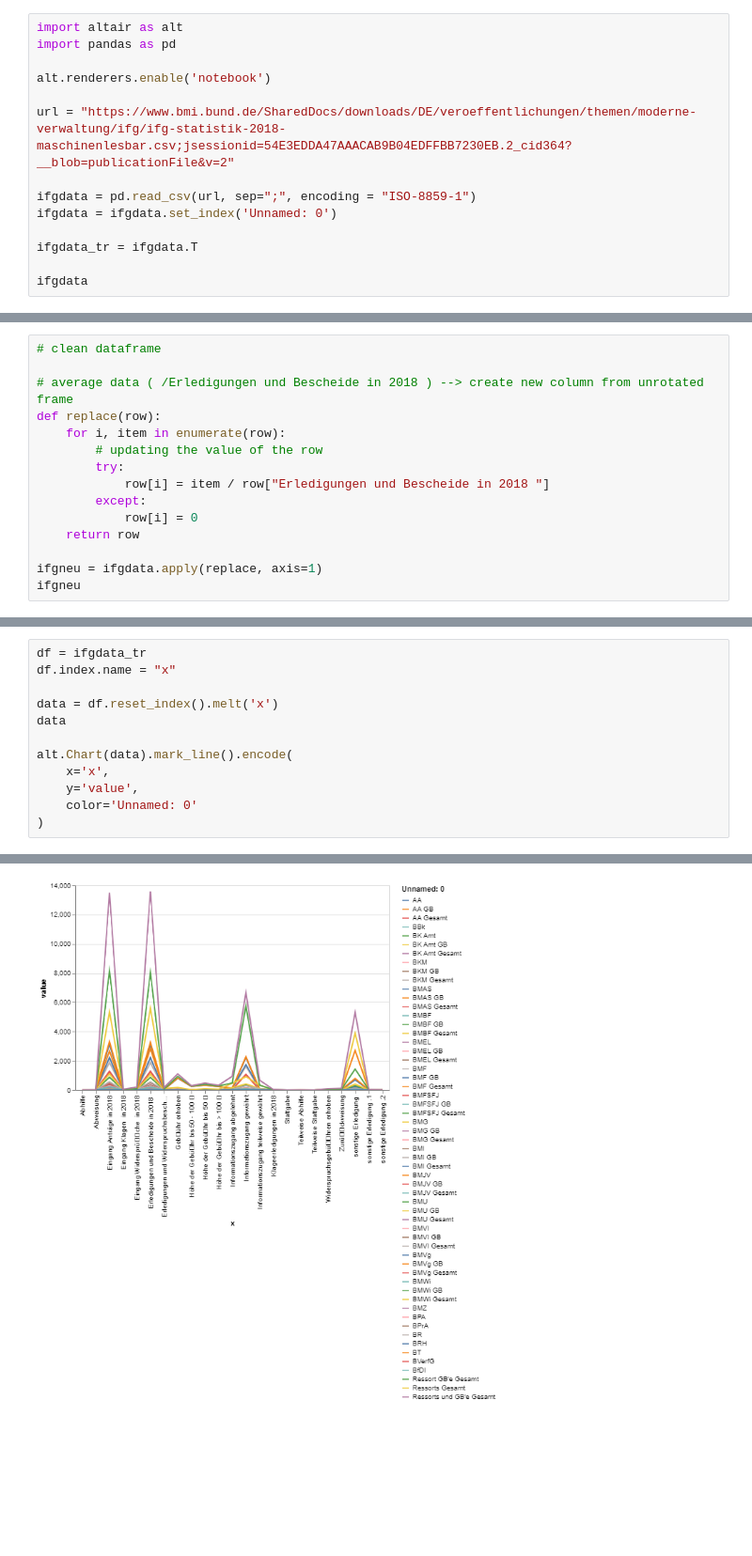
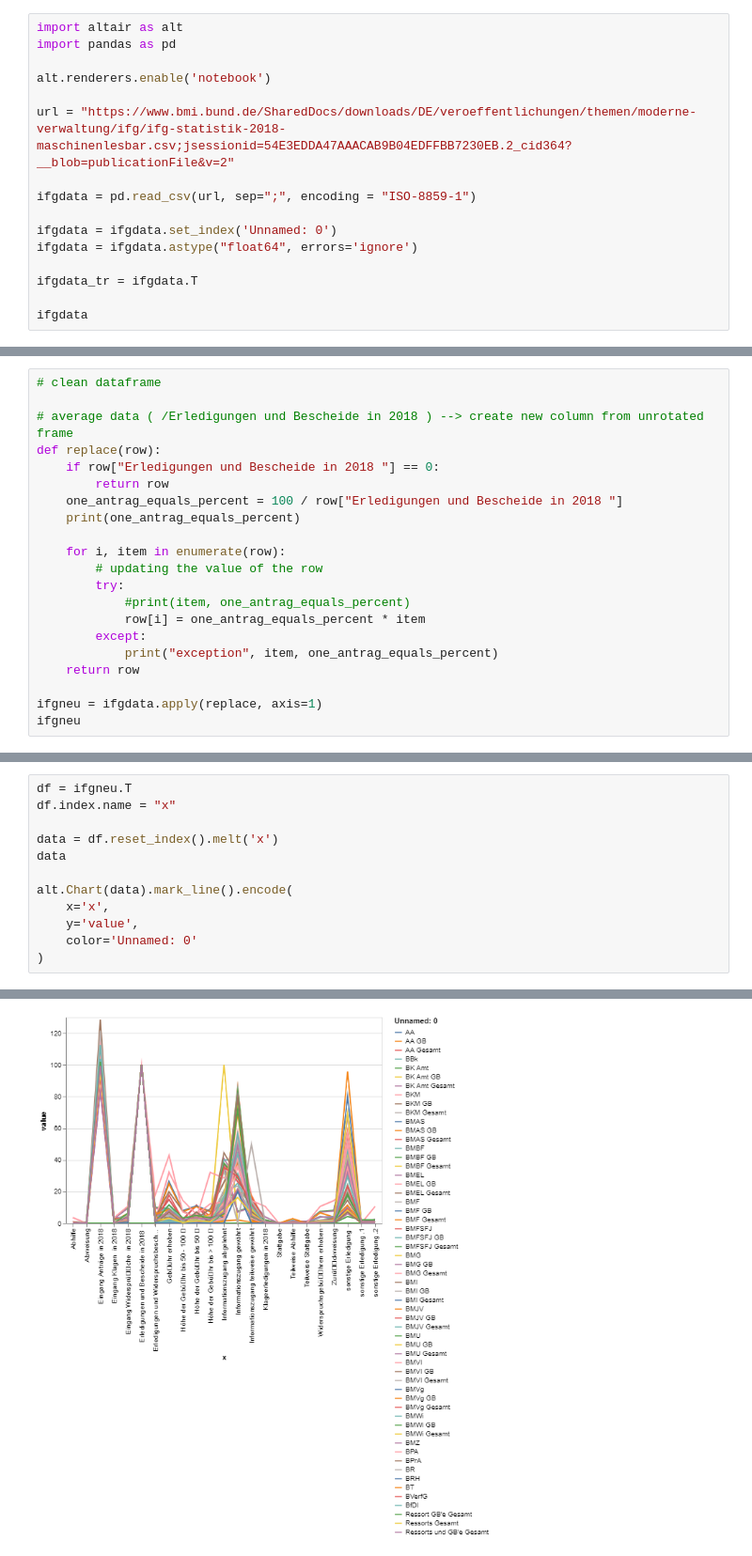
Before and after one commit to ninabcdefghi/ifgvsfds, a Jupyter notebook: ifg2018_multiline.ipynb, the cells around one changed output, grey strips where cells are left out. Shown at 94% size. Cells and saved outputs as stored; diff of their text form; blank space fills up the shorter version.

Commit message:
multiline chart for analysis almost done

```diff
--- a/ifg2018_multiline.ipynb
+++ b/ifg2018_multiline.ipynb
@@ -7,7 +7,9 @@ alt.renderers.enable('notebook')
 url = "https://www.bmi.bund.de/SharedDocs/downloads/DE/veroeffentlichungen/themen/moderne-verwaltung/ifg/ifg-statistik-2018-maschinenlesbar.csv;jsessionid=54E3EDDA47AAACAB9B04EDFFBB7230EB.2_cid364?__blob=publicationFile&v=2"
 
 ifgdata = pd.read_csv(url, sep=";", encoding = "ISO-8859-1")
+
 ifgdata = ifgdata.set_index('Unnamed: 0')
+ifgdata = ifgdata.astype("float64", errors='ignore')
 
 ifgdata_tr = ifgdata.T
 
@@ -41,12 +43,18 @@ ifgdata.at["BK Amt","Erledigungen und Bescheide in 2018 "]
 
 # average data ( /Erledigungen und Bescheide in 2018 ) --> create new column from unrotated frame
 def replace(row):
+    if row["Erledigungen und Bescheide in 2018 "] == 0:
+        return row
+    one_antrag_equals_percent = 100 / row["Erledigungen und Bescheide in 2018 "]
+    print(one_antrag_equals_percent)
+
     for i, item in enumerate(row):
         # updating the value of the row
         try:
-            row[i] = item / row["Erledigungen und Bescheide in 2018 "]
+            #print(item, one_antrag_equals_percent)
+            row[i] = one_antrag_equals_percent * item
         except:
-            row[i] = 0
+            print("exception", item, one_antrag_equals_percent)
     return row
 
 ifgneu = ifgdata.apply(replace, axis=1)
@@ -74,15 +120,15 @@ ifgneu
 # %%
-df = ifgdata_tr
+df = ifgneu.T
 df.index.name = "x"
 
 data = df.reset_index().melt('x')
 data
 
 alt.Chart(data).mark_line().encode(
     x='x',
     y='value',
     color='Unnamed: 0'
 )
 # %% [output]
 <vega.vegalite.VegaLite at 0x...>
-[figure, old version]
+[figure, new version]
```
Also changed, not shown: parts of 6 cells of this notebook.
